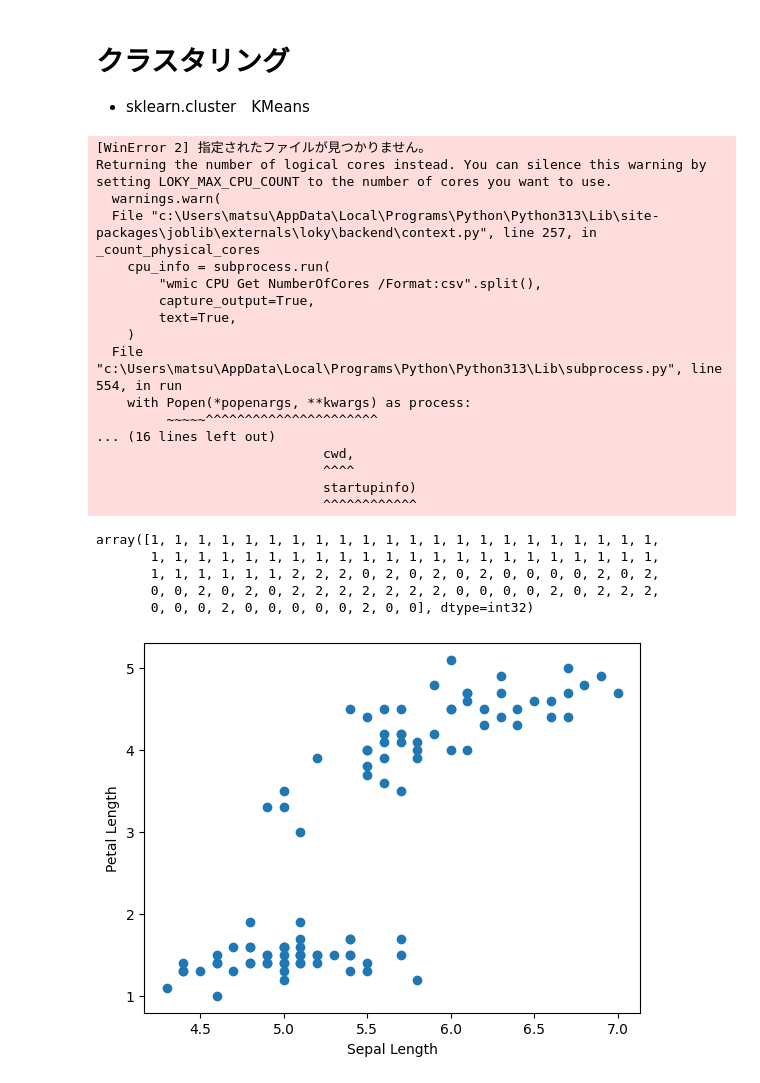
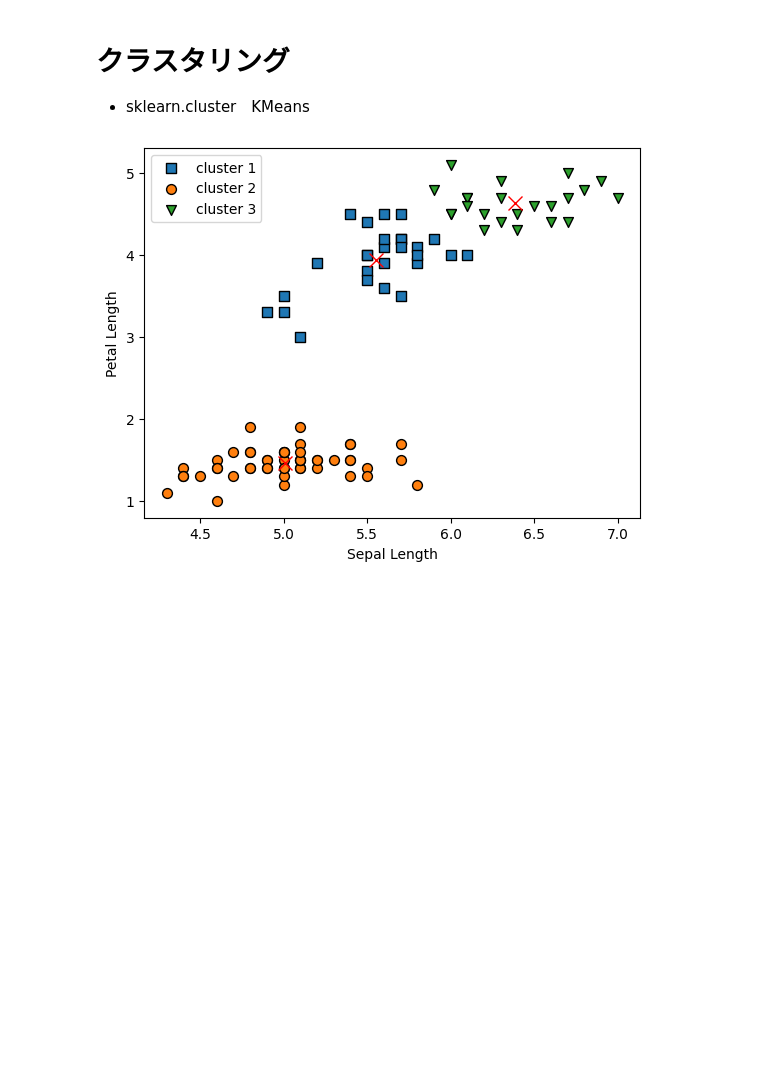
Before and after one commit to Ryo-9591/python-data-analysis-study, a Jupyter notebook: summary/scikit-learn.ipynb, the cells around one changed output. Cells and saved outputs as stored; diff of their text form; code cells hidden in the pictures; blank space fills up the shorter version.

```diff
--- a/summary/scikit-learn.ipynb
+++ b/summary/scikit-learn.ipynb
@@ -433,45 +433,48 @@ DecisionTreeClassifier(max_depth=3, random_state=123)
 # %%
 from sklearn.datasets import load_iris
 import matplotlib.pyplot as plt
 from sklearn.cluster import KMeans
+import numpy as np
 
 # Irisデータセットを読み込む
 iris = load_iris()
 data = iris.data
 # 1, 3列目を抽出
 X = data[:100, [0, 2]]
-# 散布図を描画
-fig, ax = plt.subplots()
-ax.scatter(X[:, 0], X[:, 1])
-ax.set_xlabel("Sepal Length")
-ax.set_ylabel("Petal Length")
-
 # クラスタ数を3とするKMeansのインスタンスを生成
 km = KMeans(n_clusters=3, init="k-means++", n_init=10,
             random_state=123)
 # KMeansを実行
 y_km = km.fit_predict(X)
+
+
+fig, ax = plt.subplots()
+# 散布図(クラスタ1)
+ax.scatter(X[y_km == 0, 0], X[y_km == 0, 1], s=50,
+           edgecolor="black", marker="s", label="cluster 1")
+# クラスタ中心(クラスタ1)
+ax.plot(np.mean(X[y_km == 0, 0]),
+        np.mean(X[y_km == 0, 1]),
+        marker="x", markersize=10, color="red")
+
+# 散布図(クラスタ２)
+ax.scatter(X[y_km == 1, 0], X[y_km == 1, 1], s=50,
+           edgecolor="black", marker="o", label="cluster 2")
+# クラスタ中心(クラスタ2)
+ax.plot(np.mean(X[y_km == 1, 0]),
+        np.mean(X[y_km == 1, 1]),
+        marker="x", markersize=10, color="red")
+
+# 散布図(クラスタ3)
+ax.scatter(X[y_km == 2, 0], X[y_km == 2, 1], s=50,
+           edgecolor="black", marker="v", label="cluster 3")
+# クラスタ中心(クラスタ3)
+ax.plot(np.mean(X[y_km == 2, 0]), np.mean(X[y_km == 2, 1]),
+        marker="x", markersize=10, color="red")
+
+ax.set_xlabel("Sepal Length")
+ax.set_ylabel("Petal Length")
+ax.legend()
+plt.show()
 # %% [output]
-[WinError 2] 指定されたファイルが見つかりません。
-Returning the number of logical cores instead. You can silence this warning by setting LOKY_MAX_CPU_COUNT to the number of cores you want to use.
-  warnings.warn(
-  File "c:\Users\matsu\AppData\Local\Programs\Python\Python313\Lib\site-packages\joblib\externals\loky\backend\context.py", line 257, in _count_physical_cores
-    cpu_info = subprocess.run(
-        "wmic CPU Get NumberOfCores /Format:csv".split(),
-        capture_output=True,
-        text=True,
-    )
-  File "c:\Users\matsu\AppData\Local\Programs\Python\Python313\Lib\subprocess.py", line 554, in run
-    with Popen(*popenargs, **kwargs) as process:
-         ~~~~~^^^^^^^^^^^^^^^^^^^^^^
-... (16 lines left out)
-                             cwd,
-                             ^^^^
-                             startupinfo)
-                             ^^^^^^^^^^^^
-array([1, 1, 1, 1, 1, 1, 1, 1, 1, 1, 1, 1, 1, 1, 1, 1, 1, 1, 1, 1, 1, 1,
-       1, 1, 1, 1, 1, 1, 1, 1, 1, 1, 1, 1, 1, 1, 1, 1, 1, 1, 1, 1, 1, 1,
-       1, 1, 1, 1, 1, 1, 2, 2, 2, 0, 2, 0, 2, 0, 2, 0, 0, 0, 0, 2, 0, 2,
-       0, 0, 2, 0, 2, 0, 2, 2, 2, 2, 2, 2, 2, 0, 0, 0, 0, 2, 0, 2, 2, 2,
-       0, 0, 0, 2, 0, 0, 0, 0, 0, 2, 0, 0], dtype=int32)
-[figure, old version]
+[figure, new version]
```
